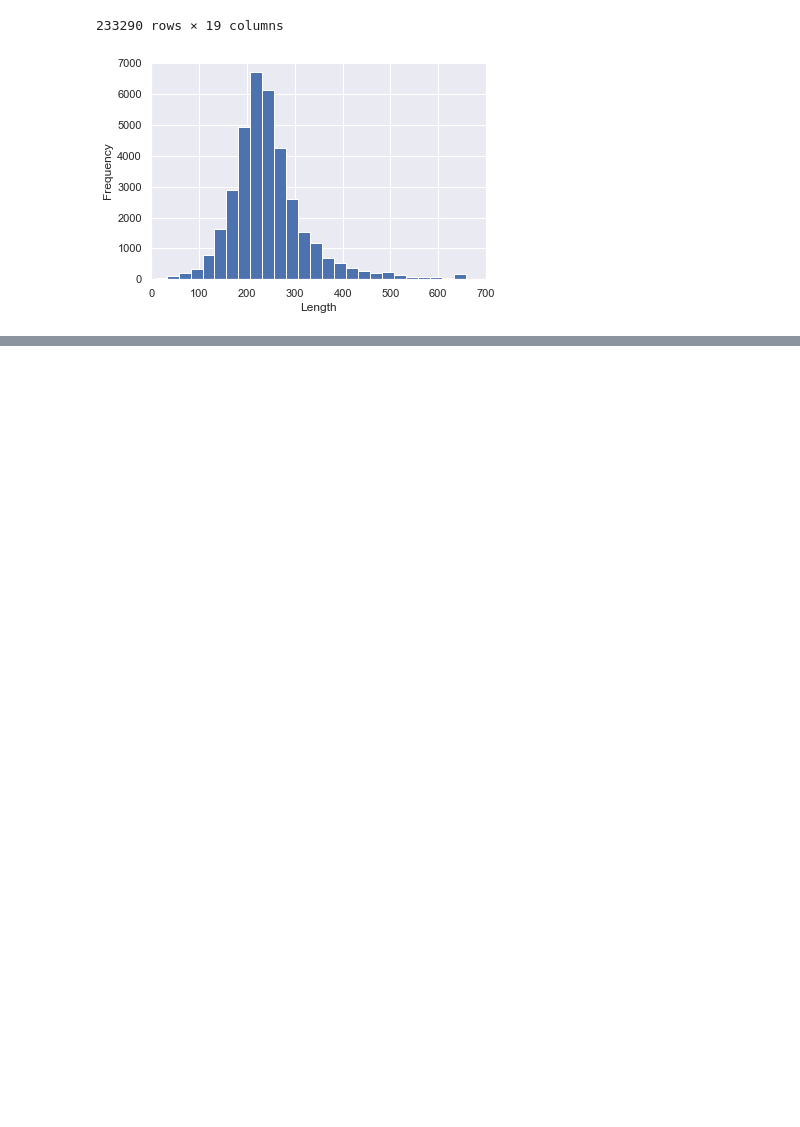
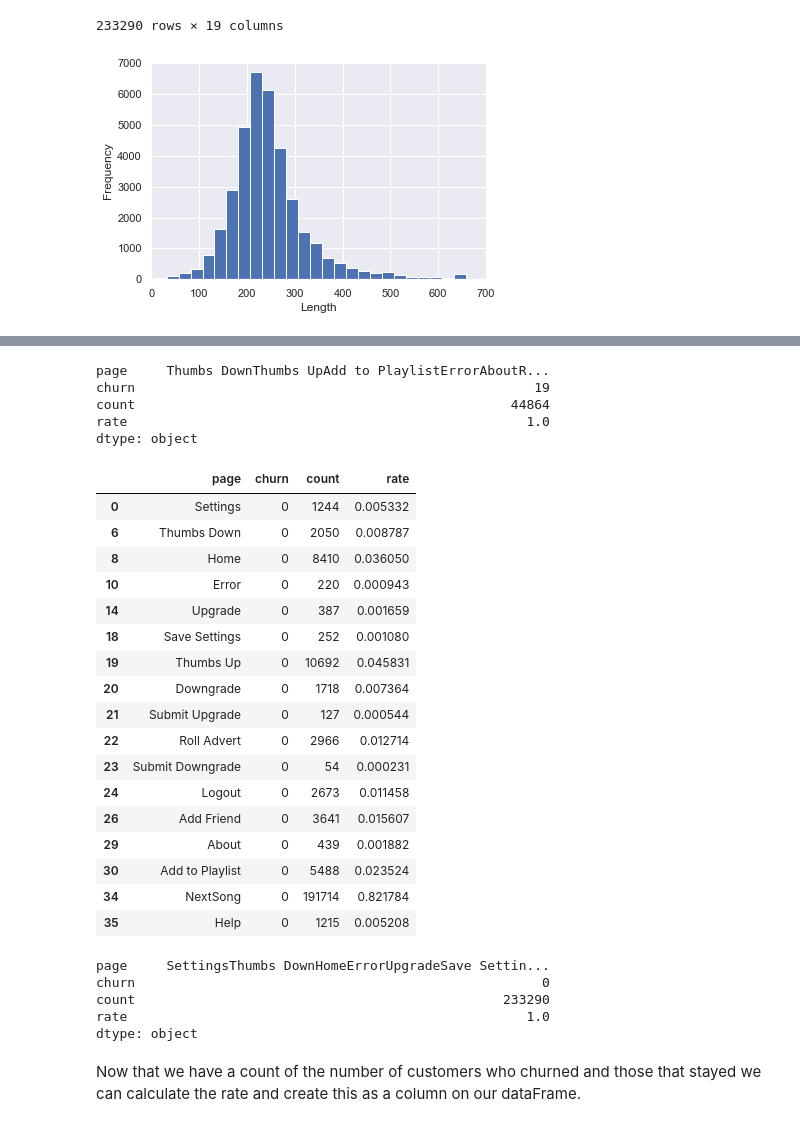
Before and after one commit to Nima-Sayyah/Sparkify, a Jupyter notebook: Sparkify.ipynb, the cells around one changed output, grey strips where cells are left out. Cells and saved outputs as stored; diff of their text form; code cells hidden in the pictures; blank space fills up the shorter version.

```diff
--- a/Sparkify.ipynb
+++ b/Sparkify.ipynb
@@ -699,0 +697,44 @@ df_page['rate'] = np.where(
+# %%
+# create counts for those who churned and those who stayed
+churn_count =  df_page[df_page['churn'] == 1].sum()
+churn_count
+# %% [output]
+page     Thumbs DownThumbs UpAdd to PlaylistErrorAboutR...
+churn                                                   19
+count                                                44864
+rate                                                   1.0
+dtype: object
+# %%
+# Select pages for those who didn't churn
+df_page[df_page['churn'] == 0]
+# %% [output]
+|  | page | churn | count | rate |
+| 0 | Settings | 0 | 1244 | 0.005332 |
+| 6 | Thumbs Down | 0 | 2050 | 0.008787 |
+| 8 | Home | 0 | 8410 | 0.036050 |
+| 10 | Error | 0 | 220 | 0.000943 |
+| 14 | Upgrade | 0 | 387 | 0.001659 |
+| 18 | Save Settings | 0 | 252 | 0.001080 |
+| 19 | Thumbs Up | 0 | 10692 | 0.045831 |
+| 20 | Downgrade | 0 | 1718 | 0.007364 |
+| 21 | Submit Upgrade | 0 | 127 | 0.000544 |
+| 22 | Roll Advert | 0 | 2966 | 0.012714 |
+| 23 | Submit Downgrade | 0 | 54 | 0.000231 |
+| 24 | Logout | 0 | 2673 | 0.011458 |
+| 26 | Add Friend | 0 | 3641 | 0.015607 |
+| 29 | About | 0 | 439 | 0.001882 |
+| 30 | Add to Playlist | 0 | 5488 | 0.023524 |
+| 34 | NextSong | 0 | 191714 | 0.821784 |
+| 35 | Help | 0 | 1215 | 0.005208 |
+# %%
+# create counts for those who churned and those who didn't stay
+stay_count =  df_page[df_page['churn'] == 0].sum()
+stay_count
+# %% [output]
+page     SettingsThumbs DownHomeErrorUpgradeSave Settin...
+churn                                                    0
+count                                               233290
+rate                                                   1.0
+dtype: object
+# %% [markdown]
+Now that we have a count of the number of customers who churned and those that stayed we can calculate the rate and create this as a column on our dataFrame.
```
Also changed, not shown: parts of 49 cells of this notebook.
